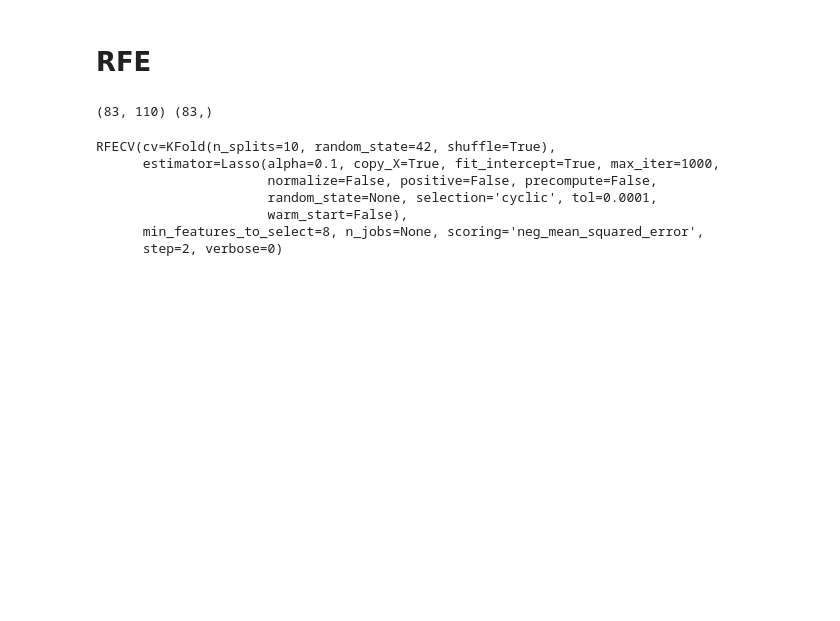
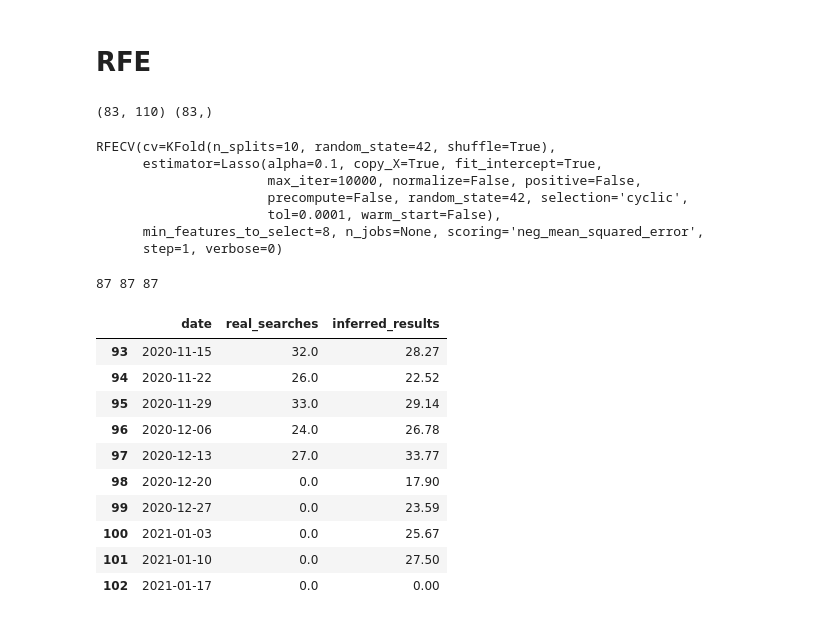
Before and after one commit to albertovpd/automated_ML_regression, a Jupyter notebook: testing_ml.ipynb, the cells around one changed output. Cells and saved outputs as stored; diff of their text form; code cells hidden in the pictures; blank space fills up the shorter version.

```diff
--- a/testing_ml.ipynb
+++ b/testing_ml.ipynb
@@ -157,10 +157,12 @@ today=datetime.now().date()
 # Minimal number of features to play with
 min_number_features =  df.shape[0]//10
 # %%
-regression = Lasso(alpha=0.1)
+regression = Lasso(alpha=0.1,
+                   max_iter=10000,
+                  random_state=42)
 #regression = LinearRegression()
 rfecv = RFECV(estimator=regression,
-              step=2,
+              step=1,
               min_features_to_select=min_number_features,
               cv=KFold(n_splits=10,
                     shuffle=True,
@@ -169,9 +171,41 @@ rfecv = RFECV(estimator=regression,
 rfecv.fit(X_train, target_train)
 # %% [output]
 RFECV(cv=KFold(n_splits=10, random_state=42, shuffle=True),
-      estimator=Lasso(alpha=0.1, copy_X=True, fit_intercept=True, max_iter=1000,
-                      normalize=False, positive=False, precompute=False,
-                      random_state=None, selection='cyclic', tol=0.0001,
-                      warm_start=False),
+      estimator=Lasso(alpha=0.1, copy_X=True, fit_intercept=True,
+                      max_iter=10000, normalize=False, positive=False,
+                      precompute=False, random_state=42, selection='cyclic',
+                      tol=0.0001, warm_start=False),
       min_features_to_select=8, n_jobs=None, scoring='neg_mean_squared_error',
-      step=2, verbose=0)
+      step=1, verbose=0)
+# %%
+inferred_results=list(rfecv.predict(X)) # this is just for visualization
+unemployment=list(df.unemployment)
+date=df.date
+print(len(inferred_results),len(unemployment),len(date))
+# %% [output]
+87 87 87
+# %%
+inferred_results=list(rfecv.predict(X)) # this is just to avoid generating nans in df
+unemployment=list(df.unemployment)
+date=df.date
+#print(len(inferred_results),len(unemployment),len(date))
+
+result=pd.DataFrame()
+result["date"]=df["date"]
+result["real_searches"]=unemployment
+result["inferred_results"]=inferred_results
+
+result["inferred_results"]=result["inferred_results"].apply(lambda x: 0 if x<0 else round(x,2))
+result.tail(10)
+# %% [output]
+|  | date | real_searches | inferred_results |
+| 93 | 2020-11-15 | 32.0 | 28.27 |
+| 94 | 2020-11-22 | 26.0 | 22.52 |
+| 95 | 2020-11-29 | 33.0 | 29.14 |
+| 96 | 2020-12-06 | 24.0 | 26.78 |
+| 97 | 2020-12-13 | 27.0 | 33.77 |
+| 98 | 2020-12-20 | 0.0 | 17.90 |
+| 99 | 2020-12-27 | 0.0 | 23.59 |
+| 100 | 2021-01-03 | 0.0 | 25.67 |
+| 101 | 2021-01-10 | 0.0 | 27.50 |
+| 102 | 2021-01-17 | 0.0 | 0.00 |
```
Also changed, not shown: parts of 19 cells of this notebook, 3 other files.
